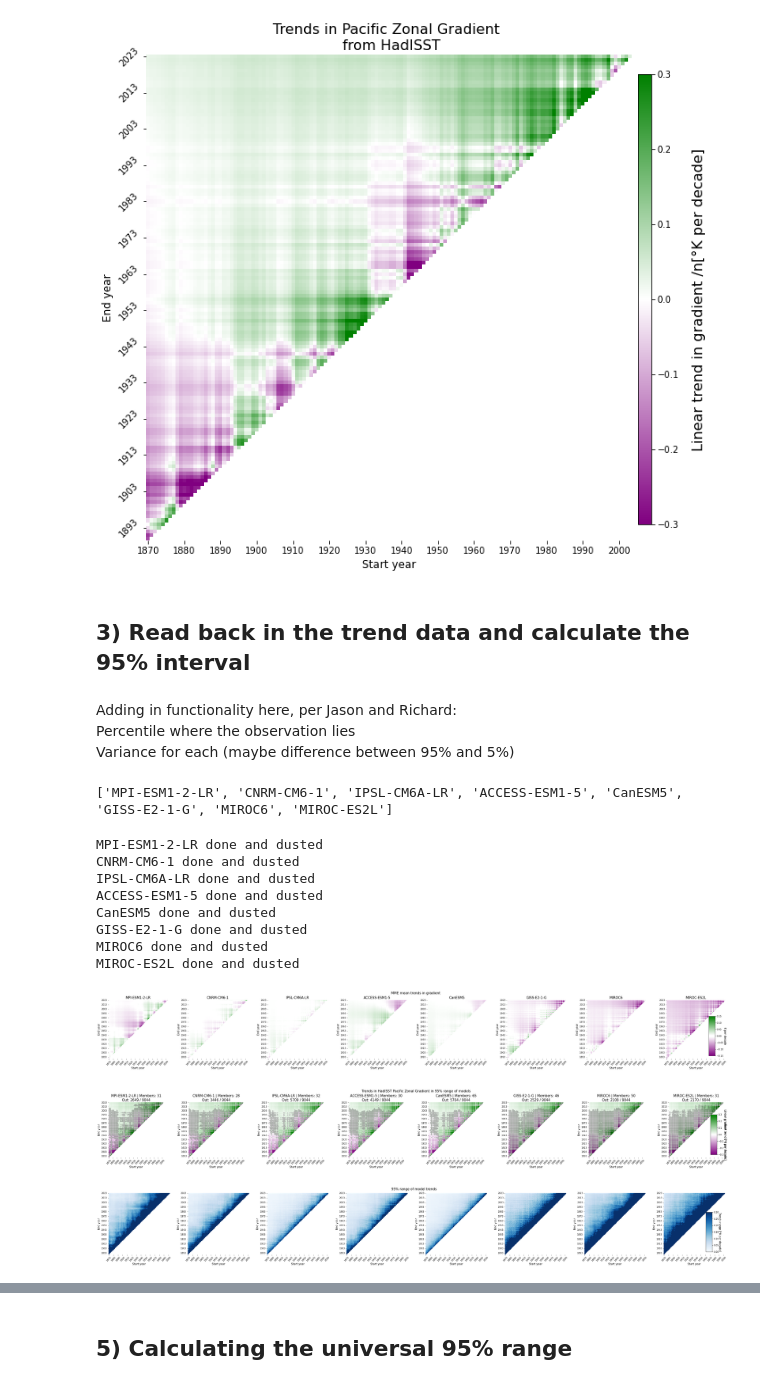
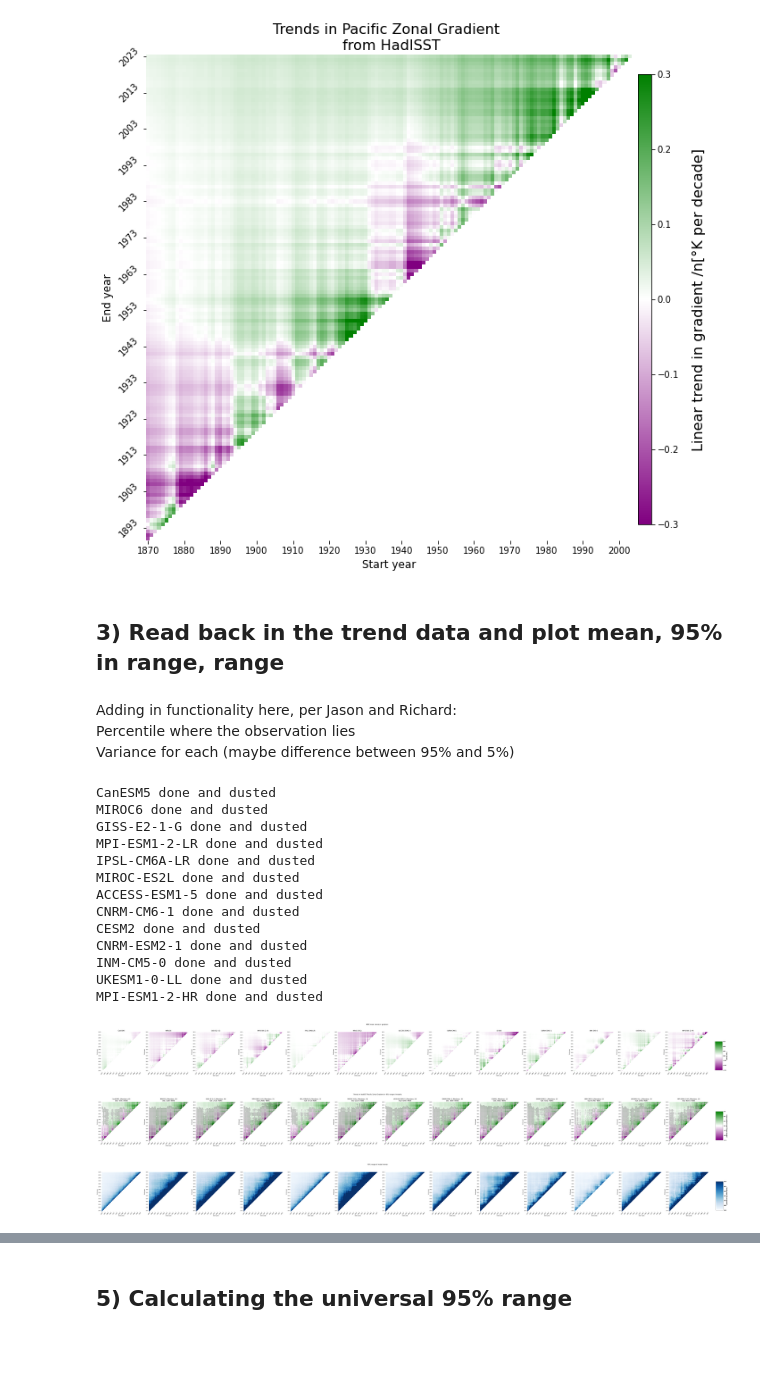
Before and after one commit to hanbyrne1995/gradient_project, a Jupyter notebook: MME_Plotting.ipynb, the cells around one changed output, grey strips where cells are left out. Drawn from its saved outputs; the diff is of its cells as text; code cells hidden in the pictures; blank space fills up the shorter version.

Commit message:
New plots here, especially the line ones

```diff
--- a/MME_Plotting.ipynb
+++ b/MME_Plotting.ipynb
@@ -58,7 +55,7 @@ from GradientProjectFunctions import CalculateModelRange, CalculateObsPercentile
 # %%
 #_____Plots________
 pathBase = '/home/hbyrne/Research/Gradient_project/gradient_project/Outputs/'
-plotsEnd = 'Plots_FullPeriod'
+plotsEnd = 'Plots_NonParent_All'
 
 plotsDir = pathBase + plotsEnd
 # %% [markdown]
@@ -73,14 +70,15 @@ inputDir = '/home/hbyrne/Research/Gradient_project/gradient_project/Inputs'
 openDapDir = '/home/hbyrne/Research/Gradient_project/OpenDap_inputs'
 
 #____Stats______
-statsDir = '/home/hbyrne/Research/Gradient_project/gradient_project/Outputs/Model_Statistics'
+statsDir = '/home/hbyrne/Research/Gradient_project/gradient_project/Outputs/Model_Statistics_NonParent_All'
+statsDir2 = '/home/hbyrne/Research/Gradient_project/gradient_project/Outputs/Model_Statistics'
 
 #______Trends and Gradients________
 pathBase = '/home/hbyrne/Research/Gradient_project/gradient_project/Outputs/'
 #trendsDirEnd = 'Trends_' + str(date.today())
-trendsDirEnd = 'Trends_FullPeriod'
+trendsDirEnd = 'Trends_NonParent_All'
 #gradientsDirEnd = 'Gradients_' + str(date.today())
-gradientsDirEnd = 'Gradients_FullPeriod'
+gradientsDirEnd = 'Gradients_NonParent_All'
 
 trendsDir = pathBase + trendsDirEnd
 gradientsDir = pathBase + gradientsDirEnd
@@ -194,7 +191,7 @@ plt.show()
 # %% [output]
 [figure]
 # %% [markdown]
-## 3) Read back in the trend data and calculate the 95% interval
+## 3) Read back in the trend data and plot mean, 95% in range, range
 # %% [markdown]
 Adding in functionality here, per Jason and Richard:
 Percentile where the observation lies
@@ -210,12 +207,11 @@ models = list(modelSummary.sort_values(by = 'CorrHad', ascending = False).index)
-# %%
-print(models)
-# %% [output]
-['MPI-ESM1-2-LR', 'CNRM-CM6-1', 'IPSL-CM6A-LR', 'ACCESS-ESM1-5', 'CanESM5', 'GISS-E2-1-G', 'MIROC6', 'MIROC-ES2L']
 # %%
 os.chdir(trendsDir)
 
 # model names so it can loop through and just select those models
 #models = ['CanESM5', 'MIROC6', 'GISS-E2-1-G', 'MPI-ESM1-2-LR', 'IPSL-CM6A-LR', 'MIROC-ES2L', 'ACCESS-ESM1-5', 'CNRM-CM6-1']
+#models = ['CanESM5', 'MIROC6', 'GISS-E2-1-G', 'MPI-ESM1-2-LR', 'IPSL-CM6A-LR', 'MIROC-ES2L', 'ACCESS-ESM1-5', 'CNRM-CM6-1', 'EC-Earth3', 'CESM2', 'CNRM-ESM2-1', 'INM-CM5-0', 'UKESM1-0-LL', 'MPI-ESM1-2-HR']
+models = ['CanESM5', 'MIROC6', 'GISS-E2-1-G', 'MPI-ESM1-2-LR', 'IPSL-CM6A-LR', 'MIROC-ES2L', 'ACCESS-ESM1-5', 'CNRM-CM6-1', 'CESM2', 'CNRM-ESM2-1', 'INM-CM5-0', 'UKESM1-0-LL', 'MPI-ESM1-2-HR']
+# models = ['MPI-ESM1-2-LR']
 
 # establishing some dictionaries to hold universal values (for now just universal 95% and 5% for all models)
 dictLowerUni = defaultdict(list)
@@ -237,7 +233,7 @@ if nFigures % nCols == 0:
 else:
     nRows = int(np.floor(nFigures/nCols) + 1)
 
-subplotSize = (5, 5)
+subplotSize = (8, 8)
 figWidth = nCols * subplotSize[0]
 figHeight = nRows * subplotSize[1]
 
@@ -337,6 +333,8 @@ for i, model in enumerate(models):
     ax.set_xlabel('Start year', fontsize = 12)
     axesList.append(ax)
 
+    fig1.subplots_adjust(right = 0.95)
+
     cbarAx = fig1.add_axes([0.96, 0.18, 0.01, 0.5])
     colorBar = fig1.colorbar(cm.ScalarMappable(norm = norm, cmap = cmap), cax = cbarAx)
     colorBar.set_label('K per decade', rotation = 270, labelpad = 12, fontsize = 12)
@@ -371,6 +369,8 @@ for i, model in enumerate(models):
     ax.set_ylabel('End year', fontsize = 12)
     ax.set_xlabel('Start year', fontsize = 12)
 
+    fig2.subplots_adjust(right = 0.95)
+
     cbarAx = fig2.add_axes([0.96, 0.18, 0.01, 0.5])
     colorBar = fig2.colorbar(cm.ScalarMappable(norm = norm, cmap = cmap), cax = cbarAx)
     colorBar.set_label('Linear gradient trend [°K per decade]', rotation = 270, labelpad = 12, fontsize = 12)
@@ -390,45 +390,48 @@ for i, model in enumerate(models):
     cmap = 'Blues'
     norm = mcolors.Normalize(vmin = vmin, vmax = vmax)
 
     ax = fig3.add_subplot(nRows, nCols, i+1)
     ax.set_aspect('equal')
     #ax.set_title(f'{model}', fontsize = 15)
     plot = sns.heatmap(dfRange, cmap = cmap, ax = ax, vmin = vmin, vmax = vmax, xticklabels = 10, yticklabels = 10, cbar = False, norm = norm)
     ax.tick_params(axis = 'x', rotation = 45)
     ax.tick_params(axis = 'y', rotation = 0)
     ax.set_ylabel('End year', fontsize = 12)
     ax.set_xlabel('Start year', fontsize = 12)
 
+    fig3.subplots_adjust(right = 0.95)
+
     cbarAx = fig3.add_axes([0.96, 0.18, 0.01, 0.5])
     colorBar = fig3.colorbar(cm.ScalarMappable(norm = norm, cmap = cmap), cax = cbarAx)
     colorBar.set_label('Trends range [°K per decade]', rotation = 270, labelpad = 12, fontsize = 12)
 
     print(f'{model} done and dusted')
 
 # saving the figures
 # making and changing the directory
-if os.path.isdir(plotsDir):
-    os.chdir(plotsDir)
-else:
-    os.mkdir(plotsDir)
-    os.chdir(plotsDir)
+MakeChangeDir(plotsDir)
 
-fileName = 'Model_summaries_ALL'
+fileName = 'Model_summaries_0515'
 
 for i, fig in enumerate(plt.get_fignums()):
     plt.figure(fig)
     plt.savefig(f'{fileName}_{i}.png')
 
 plt.show()
 # %% [output]
+CanESM5 done and dusted
+MIROC6 done and dusted
+GISS-E2-1-G done and dusted
 MPI-ESM1-2-LR done and dusted
+IPSL-CM6A-LR done and dusted
+MIROC-ES2L done and dusted
+ACCESS-ESM1-5 done and dusted
 CNRM-CM6-1 done and dusted
-IPSL-CM6A-LR done and dusted
-ACCESS-ESM1-5 done and dusted
-CanESM5 done and dusted
-GISS-E2-1-G done and dusted
-MIROC6 done and dusted
-MIROC-ES2L done and dusted
+CESM2 done and dusted
+CNRM-ESM2-1 done and dusted
+INM-CM5-0 done and dusted
+UKESM1-0-LL done and dusted
+MPI-ESM1-2-HR done and dusted
-[figure, old version]
+[figure, new version]
-[figure, old version]
+[figure, new version]
-[figure, old version]
+[figure, new version]
```
Also changed, not shown: parts of 28 cells of this notebook.
